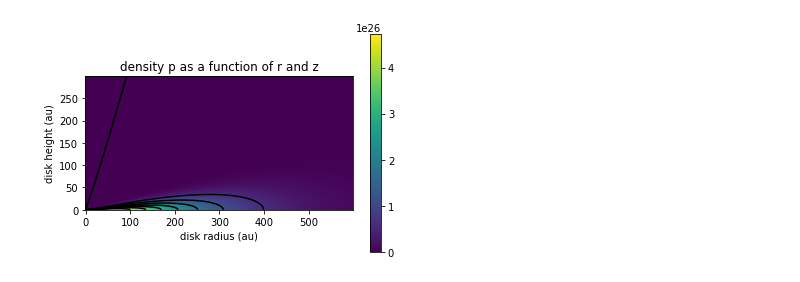
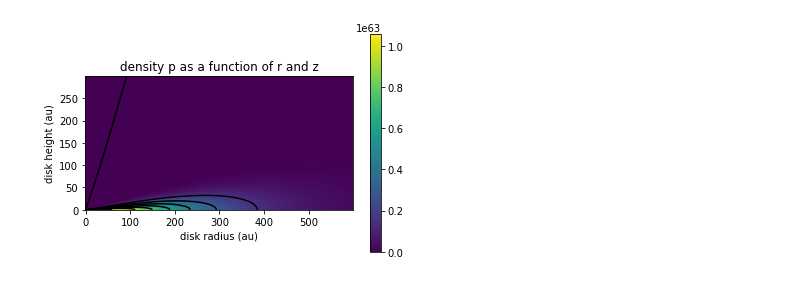
Before and after one commit to feilongm/Notebooks, a Jupyter notebook: notebooks/Plots.ipynb, the cells around one changed output. Saved outputs shown, nothing was run; the diff lists cells and outputs as text; code cells hidden in the pictures.

```diff
--- a/notebooks/Plots.ipynb
+++ b/notebooks/Plots.ipynb
@@ -59,27 +68,31 @@ leg = ax.legend(loc = 'best')
 # %%
 import matplotlib.pyplot as plt
 import numpy as np
 import math
+from astropy import units as u
 
-Md = 0.14 * 1.9891 * 10 ** 33
+Md = 0.14 * u.solMass
+Md = Md.to(u.g)
 gam = 0.8
-rc = 165.0
-r_ref = 100.0
-h_ref = 8.44
+rc = 165.0 * u.au
+rc = rc.to(u.cm)
+r_ref = 100.0 * u.au
+h_ref = 8.44 * u.au
 psi = 1.08
-x = np.arange(0.45, 600.0)
-y = np.arange(0, 300.0)
+x = np.arange(0.45, 600.0) * u.au
+y = np.arange(0, 300.0) * u.au
 r, z = np.meshgrid(x, y)
-sigma_c = (1 / (10 ** 10)) * ((2 - gam) * Md) / (2 * math.pi) * rc ** 2
+sigma_c = ((2 - gam) * Md) / (2 * math.pi) * rc ** 2
+rc = rc.to(u.au)
 sigma_gr = sigma_c * ((r / rc) ** (-1 * gam)) * np.exp((-1 * (r / rc) ** (2 - gam)))
 Hr = h_ref * (r / r_ref) ** psi
 P = (sigma_gr / ((2 * math.pi) ** (0.5)) * Hr) * np.exp(-0.5 * (z / Hr) ** 2)
 plt.imshow(P, origin = 'lower')
 plt.title(r'density p as a function of r and z')
 plt.xlabel(r'disk radius (au)')
 plt.ylabel(r'disk height (au)')
 plt.colorbar()
 plt.contour(r, z, P, colors = 'black')
 plt.show()
 # %% [output]
-[figure, old version]
+[figure, new version]
```
Also changed, not shown: parts of 1 cell of this notebook.
